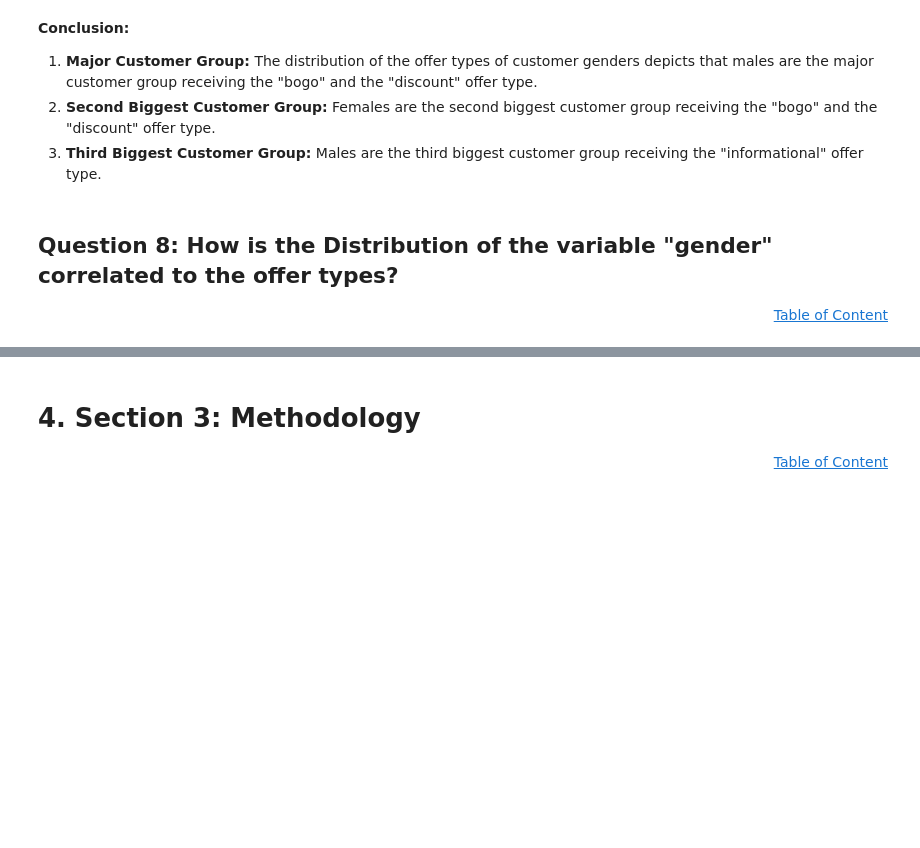
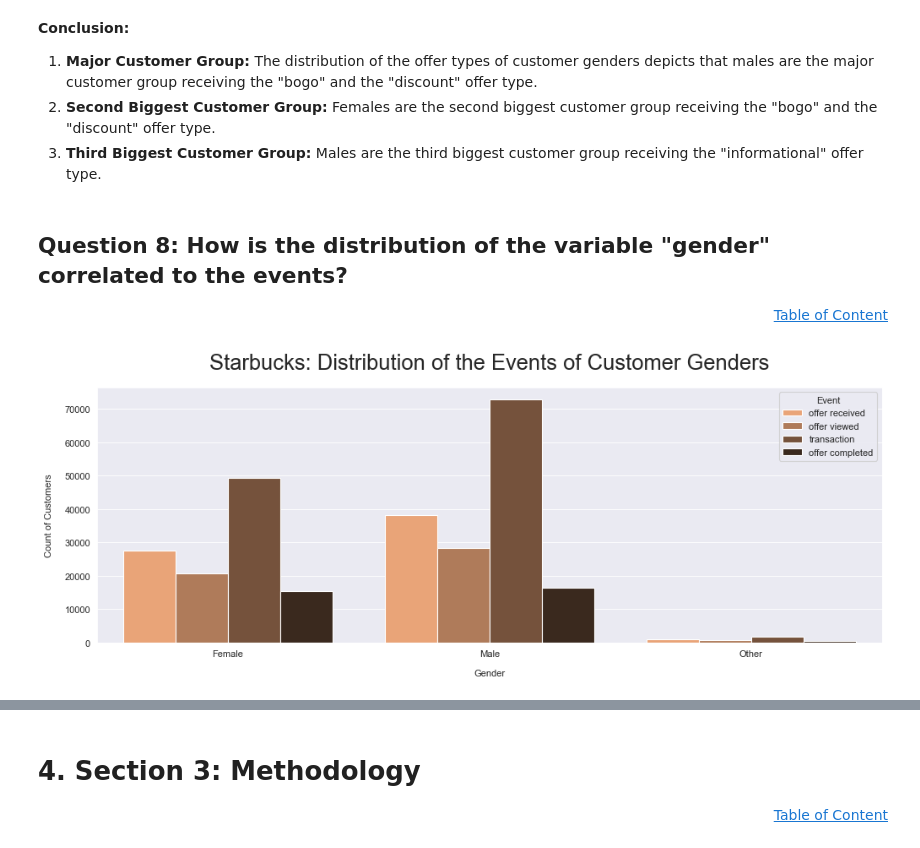
Before and after one commit to SebastianHess/Capstone_Project_Starbucks_Challenge, a Jupyter notebook: Starbucks_Capstone_notebook.ipynb, the cells around one changed output, grey strips where cells are left out. Cells and saved outputs as stored; diff of their text form; code cells hidden in the pictures; blank space fills up the shorter version.

```diff
--- a/Starbucks_Capstone_notebook.ipynb
+++ b/Starbucks_Capstone_notebook.ipynb
@@ -1417,6 +1739,6 @@ plt.savefig('pics/plot_q7_age_cluster.png', dpi=300, bbox_inches = "tight");
 3. **Third Biggest Customer Group:** Males are the third biggest customer group receiving the "informational" offer type.
 # %% [markdown]
 <a id='sec2_28'></a>
-## Question 8:  How is the Distribution of the variable "gender" correlated to the offer types?
+## Question 8:  How is the distribution of the variable "gender" correlated to the events?
 <div style="text-align: right"><right><a href="#top">Table of Content</a></div>
 # %%
@@ -1429,0 +1747,21 @@ df_data_q8 = df_datav.copy() # Copying the orignal data frame
+# %%
+# Calling the function"f_fig_axes()"
+f_fig_axes()
+
+# Plotting income cluster of customer genders.
+plot_q8 = sns.countplot(data=df_data_q8, x='gender', hue='event', palette='copper_r')
+
+# Defining the title, the lables and the ticks
+plt.title('Starbucks: Distribution of the Events of Customer Genders', fontsize=23, y=1.05)
+plt.xlabel('Gender', labelpad=12)
+plt.xlabels = ['Female', 'Male', 'Other'] # Renaming the x axis values
+plot_q8.set_xticklabels(plt.xlabels)
+plt.ylabel('Count of Customers', labelpad=12)
+
+# Defining legend
+plt.legend(title='Event', loc='upper right');
+
+# Saving the plot as a picture
+plt.savefig('pics/plot_q8.1_gender_event.png', dpi=300, bbox_inches = "tight");
+# %% [output]
+[figure, added]
```
Also changed, not shown: parts of 233 cells of this notebook.
